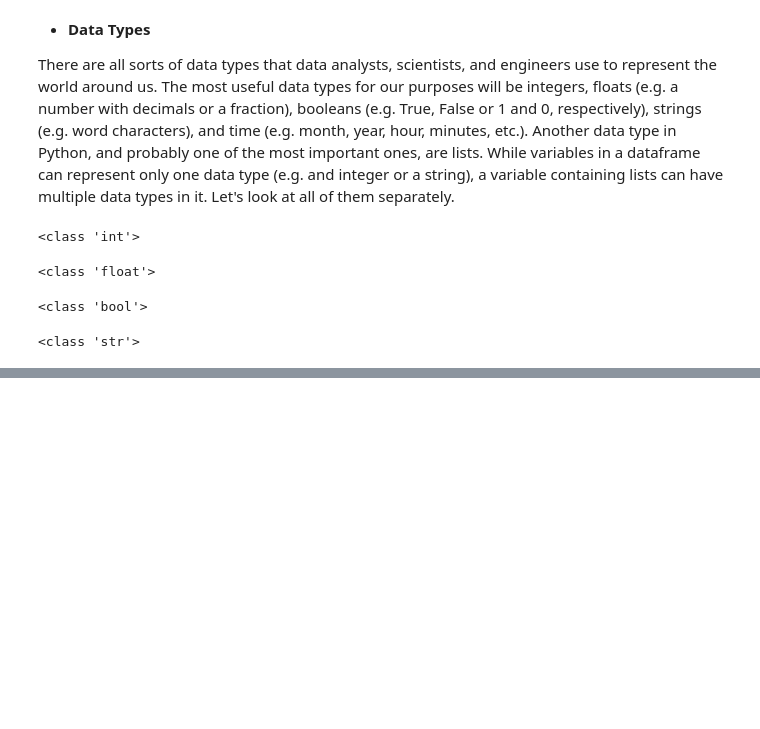
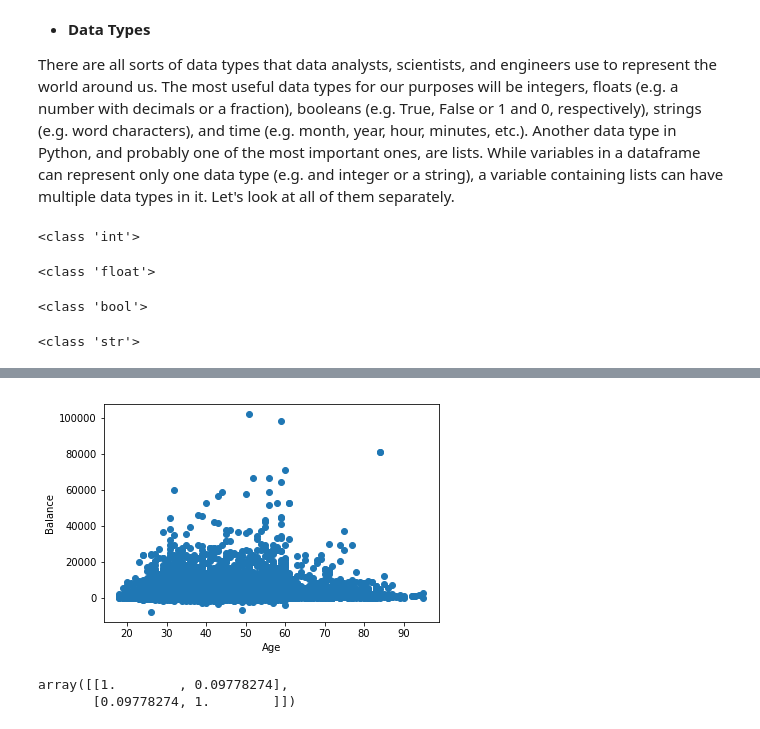
Before and after one commit to ramonprz01/intro-to-python, a Jupyter notebook: python_intro.ipynb, the cells around one changed output, grey strips where cells are left out. Cells and saved outputs as stored; diff of their text form; code cells hidden in the pictures; blank space fills up the shorter version.

```diff
--- a/python_intro.ipynb
+++ b/python_intro.ipynb
@@ -193,0 +321,12 @@ print(type(x))
+# %%
+# Let's create a variable with our path
+path = 'https://raw.githubusercontent.com/ramonprz01/intro-to-python/master/bank-full.csv'
+
+# Let's use the path inside the pd.read_csv along with the sep option. This tells python that every data point
+# per column is separated by a ';'.
+df = pd.read_csv(path, sep = ';')
+
+# When we apply the method .head() to a pandas dataframe or a series, it will show us the first 5 rows of the
+# dataset along with all of its columns. You can pass any number inside the parenthesis and it will return that
+# amount of rows.
+df.head()
@@ -193,0 +427,12 @@ print(type(x))
+# %%
+plt.scatter(df.age, df.balance)
+plt.xlabel('Age')
+plt.ylabel('Balance')
+plt.show()
+# %% [output]
+[figure, added]
+# %%
+np.corrcoef(df.age, df.balance)
+# %% [output]
+array([[1.        , 0.09778274],
+       [0.09778274, 1.        ]])
```
Also changed, not shown: parts of 30 cells of this notebook.
